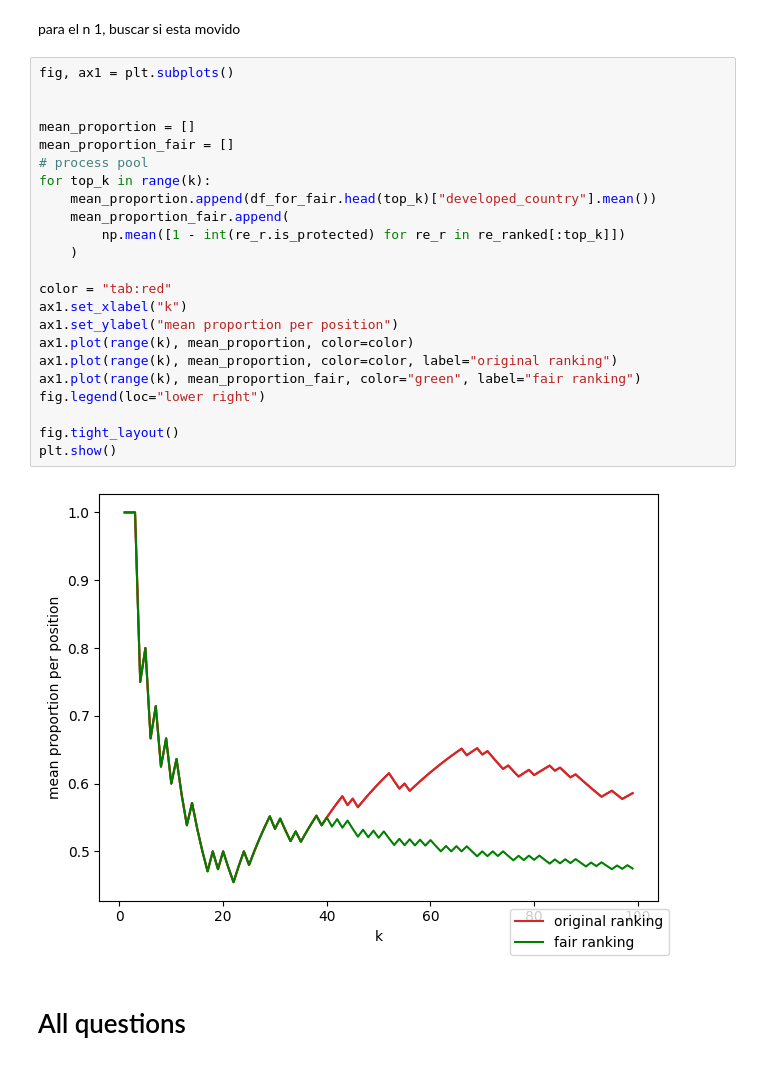
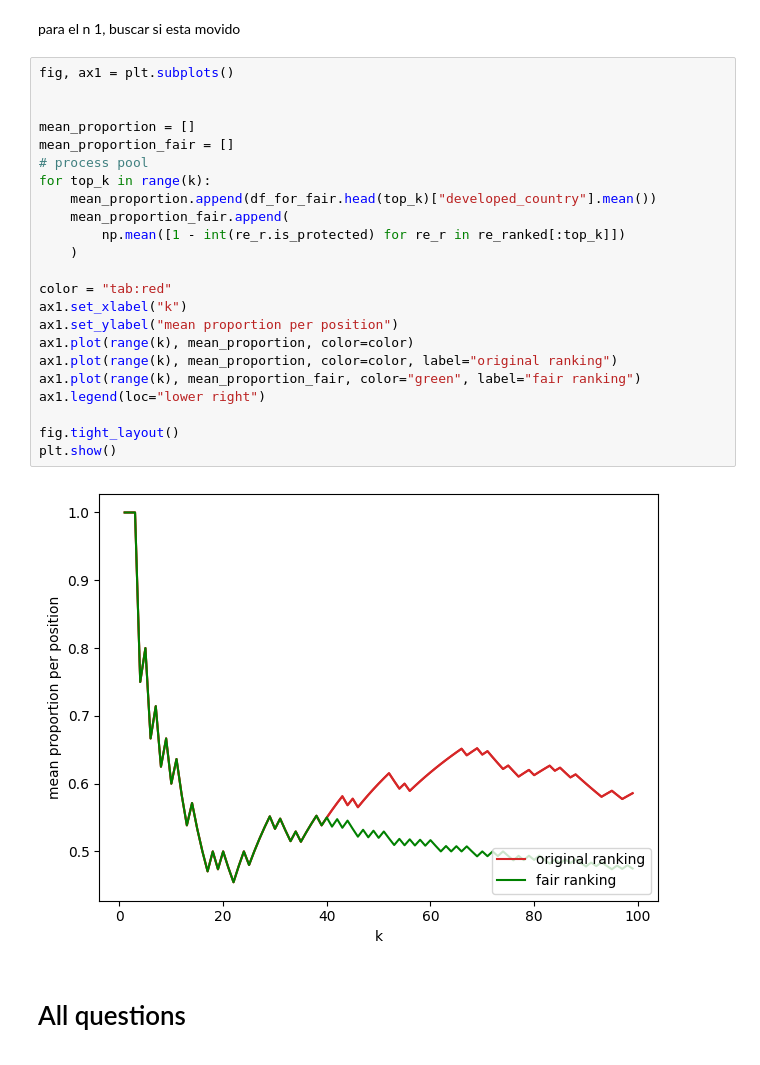
Before and after one commit to flopezd/so_q_recom, a Jupyter notebook: notebooks/fairness/FAIR_correction.ipynb, the cells around one changed output. Drawn from its saved outputs; the diff is of its cells as text.

```diff
--- a/notebooks/fairness/FAIR_correction.ipynb
+++ b/notebooks/fairness/FAIR_correction.ipynb
@@ -76,28 +80,28 @@ para el n 1, buscar si esta movido
 # %%
 fig, ax1 = plt.subplots()
 
 
 mean_proportion = []
 mean_proportion_fair = []
 # process pool
 for top_k in range(k):
     mean_proportion.append(df_for_fair.head(top_k)["developed_country"].mean())
     mean_proportion_fair.append(
         np.mean([1 - int(re_r.is_protected) for re_r in re_ranked[:top_k]])
     )
 
 color = "tab:red"
 ax1.set_xlabel("k")
 ax1.set_ylabel("mean proportion per position")
 ax1.plot(range(k), mean_proportion, color=color)
 ax1.plot(range(k), mean_proportion, color=color, label="original ranking")
 ax1.plot(range(k), mean_proportion_fair, color="green", label="fair ranking")
-fig.legend(loc="lower right")
+ax1.legend(loc="lower right")
 
 fig.tight_layout()
 plt.show()
 # %% [output]
-[figure, old version]
+[figure, new version]
 # %% [markdown]
 # All questions
 # %%
```
Also changed, not shown: parts of 10 cells of this notebook, 4 other files.
